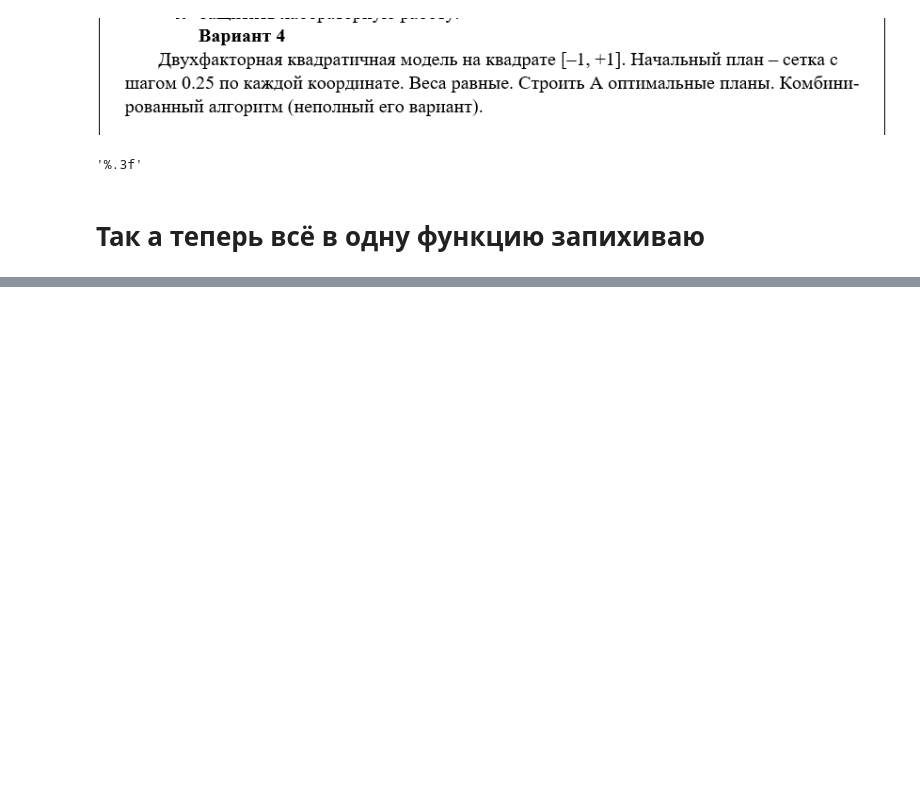
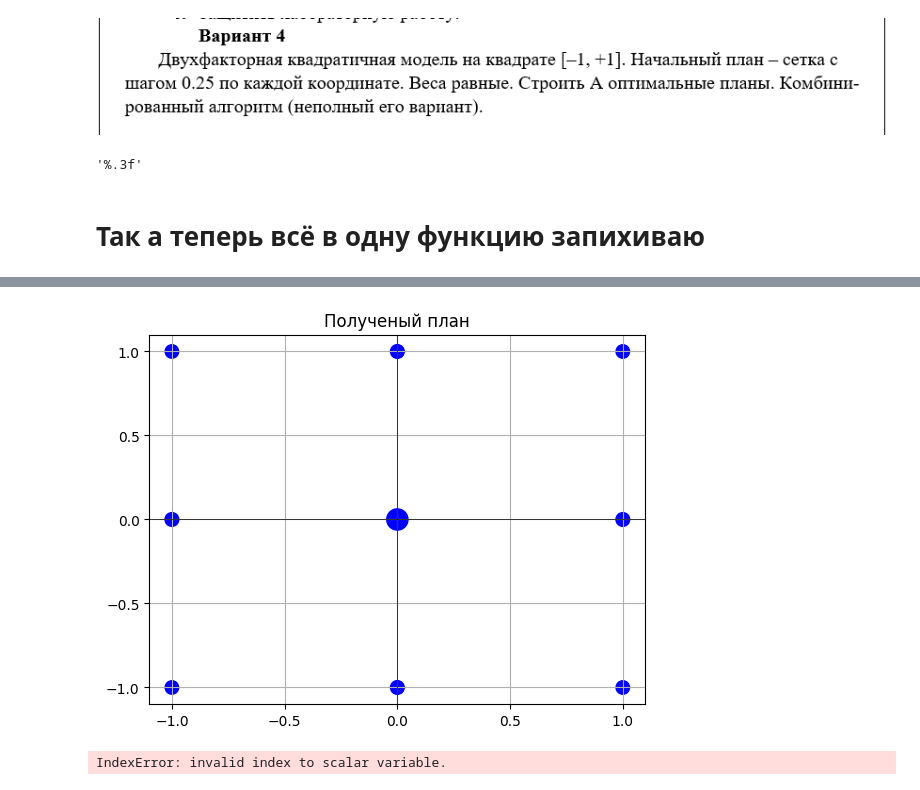
Before and after one commit to lalalaoalla/PiAE, a Jupyter notebook: Лаб2/лаб2.ipynb, the cells around one changed output, grey strips where cells are left out. Cells and saved outputs as stored; diff of their text form; code cells hidden in the pictures; blank space fills up the shorter version.

```diff
--- a/Лаб2/лаб2.ipynb
+++ b/Лаб2/лаб2.ipynb
@@ -142,0 +201,20 @@ p1 = [x / total for x in p0]
+# %%
+x = np.arange(-1, 1.1, 0.25)
+y = np.arange(-1, 1.1, 0.25)
+X, Y = np.meshgrid(x, y)
+sizes = [val*1000 for val in p/sum(p)]
+plt.scatter(X, Y, s=sizes, c='blue')
+plt.axhline(0, color='black', linewidth=0.5)
+7
+plt.axvline(0, color='black', linewidth=0.5)
+plt.xticks([-1, -0.5, 0, 0.5, 1])
+plt.yticks([-1, -0.5, 0, 0.5, 1])
+plt.grid(True)
+plt.title("Полученый план")
+plt.show()
+# %% [output]
+[figure, added]
+# %%
+M = Mcalc(x, p)
+# %% [output]
+IndexError: invalid index to scalar variable.
```
Also changed, not shown: parts of 7 cells of this notebook, 2 other files.
